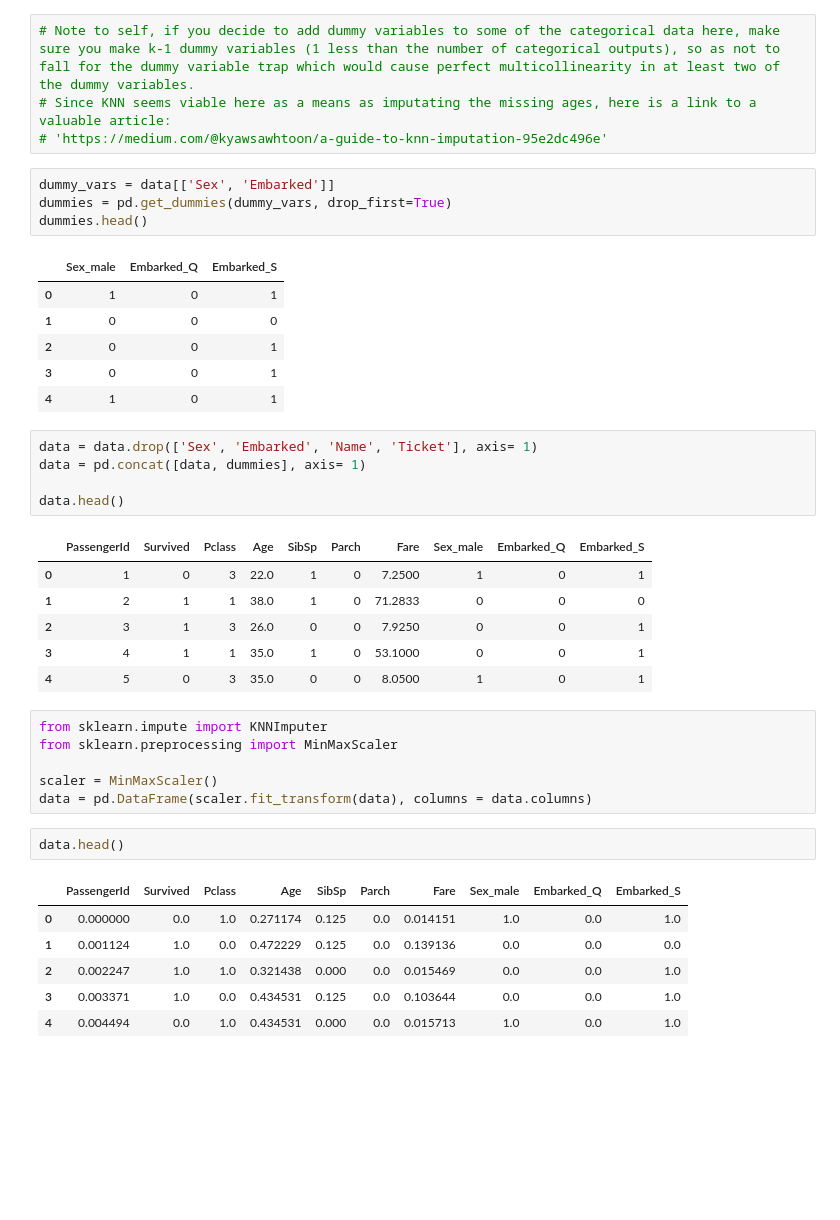
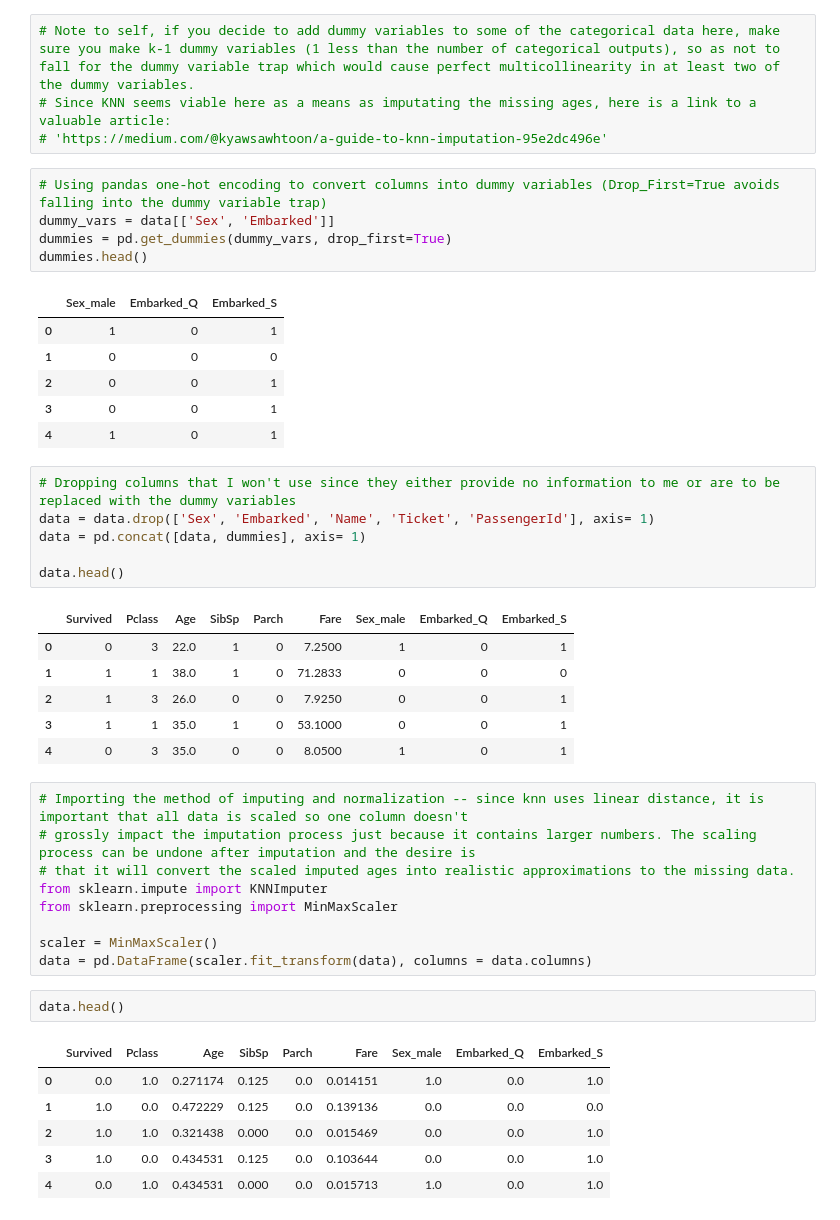
Before and after one commit to RJBraith/Classification-Practice, a Jupyter notebook: Titanic Dataset/Titanic_Notebook.ipynb, the cells around one changed output. Cells and saved outputs as stored; diff of their text form; blank space fills up the shorter version.

```diff
--- a/Titanic Dataset/Titanic_Notebook.ipynb
+++ b/Titanic Dataset/Titanic_Notebook.ipynb
@@ -75,6 +75,7 @@ memory usage: 76.7+ KB
 # Since KNN seems viable here as a means as imputating the missing ages, here is a link to a valuable article:
 # 'https://medium.com/@kyawsawhtoon/a-guide-to-knn-imputation-95e2dc496e'
 # %%
+# Using pandas one-hot encoding to convert columns into dummy variables (Drop_First=True avoids falling into the dummy variable trap)
 dummy_vars = data[['Sex', 'Embarked']]
 dummies = pd.get_dummies(dummy_vars, drop_first=True)
 dummies.head()
@@ -86,29 +87,33 @@ dummies.head()
 | 3 | 0 | 0 | 1 |
 | 4 | 1 | 0 | 1 |
 # %%
-data = data.drop(['Sex', 'Embarked', 'Name', 'Ticket'], axis= 1)
+# Dropping columns that I won't use since they either provide no information to me or are to be replaced with the dummy variables
+data = data.drop(['Sex', 'Embarked', 'Name', 'Ticket', 'PassengerId'], axis= 1)
 data = pd.concat([data, dummies], axis= 1)
 
 data.head()
 # %% [output]
-|  | PassengerId | Survived | Pclass | Age | SibSp | Parch | Fare | Sex_male | Embarked_Q | Embarked_S |
-| 0 | 1 | 0 | 3 | 22.0 | 1 | 0 | 7.2500 | 1 | 0 | 1 |
-| 1 | 2 | 1 | 1 | 38.0 | 1 | 0 | 71.2833 | 0 | 0 | 0 |
-| 2 | 3 | 1 | 3 | 26.0 | 0 | 0 | 7.9250 | 0 | 0 | 1 |
-| 3 | 4 | 1 | 1 | 35.0 | 1 | 0 | 53.1000 | 0 | 0 | 1 |
-| 4 | 5 | 0 | 3 | 35.0 | 0 | 0 | 8.0500 | 1 | 0 | 1 |
+|  | Survived | Pclass | Age | SibSp | Parch | Fare | Sex_male | Embarked_Q | Embarked_S |
+| 0 | 0 | 3 | 22.0 | 1 | 0 | 7.2500 | 1 | 0 | 1 |
+| 1 | 1 | 1 | 38.0 | 1 | 0 | 71.2833 | 0 | 0 | 0 |
+| 2 | 1 | 3 | 26.0 | 0 | 0 | 7.9250 | 0 | 0 | 1 |
+| 3 | 1 | 1 | 35.0 | 1 | 0 | 53.1000 | 0 | 0 | 1 |
+| 4 | 0 | 3 | 35.0 | 0 | 0 | 8.0500 | 1 | 0 | 1 |
-# %%
-from sklearn.impute import KNNImputer
-from sklearn.preprocessing import MinMaxScaler
-
-scaler = MinMaxScaler()
-data = pd.DataFrame(scaler.fit_transform(data), columns = data.columns)
+# %%
+# Importing the method of imputing and normalization -- since knn uses linear distance, it is important that all data is scaled so one column doesn't
+# grossly impact the imputation process just because it contains larger numbers. The scaling process can be undone after imputation and the desire is
+# that it will convert the scaled imputed ages into realistic approximations to the missing data.
+from sklearn.impute import KNNImputer
+from sklearn.preprocessing import MinMaxScaler
+
+scaler = MinMaxScaler()
+data = pd.DataFrame(scaler.fit_transform(data), columns = data.columns)
 # %%
 data.head()
 # %% [output]
-|  | PassengerId | Survived | Pclass | Age | SibSp | Parch | Fare | Sex_male | Embarked_Q | Embarked_S |
-| 0 | 0.000000 | 0.0 | 1.0 | 0.271174 | 0.125 | 0.0 | 0.014151 | 1.0 | 0.0 | 1.0 |
-| 1 | 0.001124 | 1.0 | 0.0 | 0.472229 | 0.125 | 0.0 | 0.139136 | 0.0 | 0.0 | 0.0 |
-| 2 | 0.002247 | 1.0 | 1.0 | 0.321438 | 0.000 | 0.0 | 0.015469 | 0.0 | 0.0 | 1.0 |
-| 3 | 0.003371 | 1.0 | 0.0 | 0.434531 | 0.125 | 0.0 | 0.103644 | 0.0 | 0.0 | 1.0 |
-| 4 | 0.004494 | 0.0 | 1.0 | 0.434531 | 0.000 | 0.0 | 0.015713 | 1.0 | 0.0 | 1.0 |
+|  | Survived | Pclass | Age | SibSp | Parch | Fare | Sex_male | Embarked_Q | Embarked_S |
+| 0 | 0.0 | 1.0 | 0.271174 | 0.125 | 0.0 | 0.014151 | 1.0 | 0.0 | 1.0 |
+| 1 | 1.0 | 0.0 | 0.472229 | 0.125 | 0.0 | 0.139136 | 0.0 | 0.0 | 0.0 |
+| 2 | 1.0 | 1.0 | 0.321438 | 0.000 | 0.0 | 0.015469 | 0.0 | 0.0 | 1.0 |
+| 3 | 1.0 | 0.0 | 0.434531 | 0.125 | 0.0 | 0.103644 | 0.0 | 0.0 | 1.0 |
+| 4 | 0.0 | 1.0 | 0.434531 | 0.000 | 0.0 | 0.015713 | 1.0 | 0.0 | 1.0 |
```
Also changed, not shown: parts of 12 cells of this notebook.
